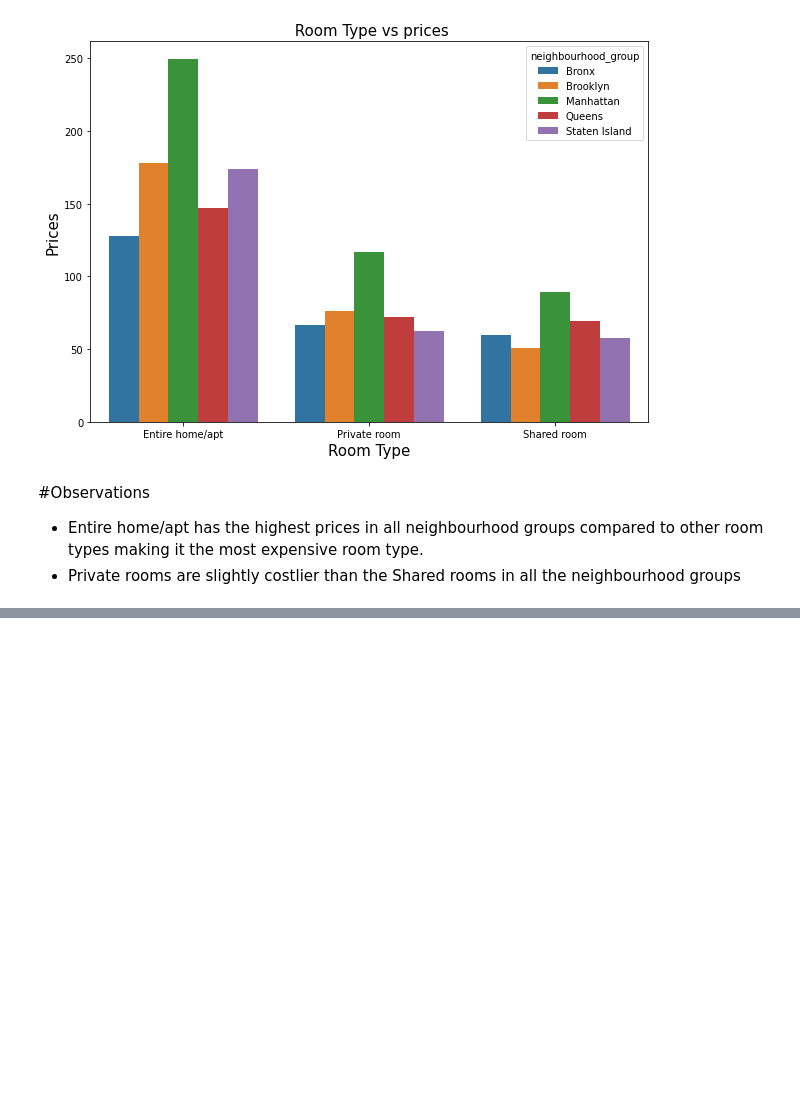
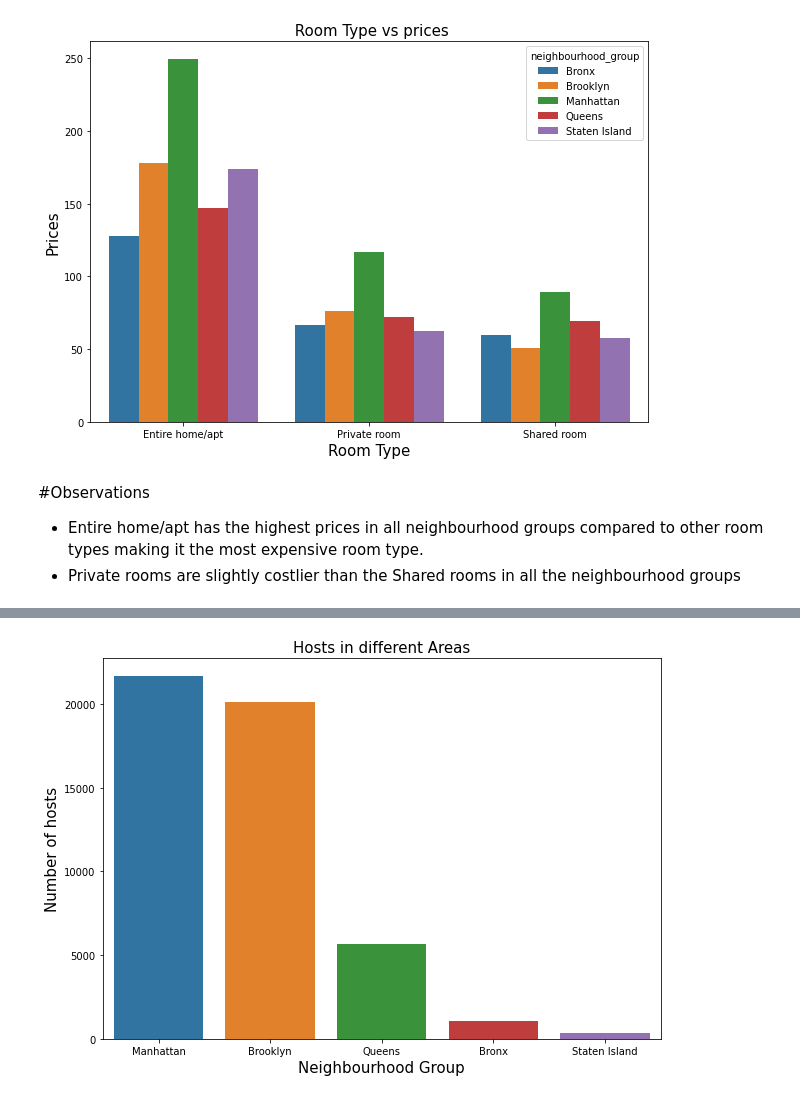
Before and after one commit to keerthibehara/AirBNB-analysis, a Jupyter notebook: Airbnb_Bookings_Analysis_Behara_Sai_Keerthi_Capstone_Project.ipynb, the cells around one changed output, grey strips where cells are left out. Drawn from its saved outputs; the diff is of its cells as text; code cells hidden in the pictures; blank space fills up the shorter version.

```diff
--- a/Airbnb_Bookings_Analysis_Behara_Sai_Keerthi_Capstone_Project.ipynb
+++ b/Airbnb_Bookings_Analysis_Behara_Sai_Keerthi_Capstone_Project.ipynb
@@ -371,0 +374,4 @@ plt.show()
+# %%
+#Finding the number of host in each neighbourhood group
+host_area = df.groupby(['neighbourhood_group'], as_index = False).agg({'host_name':'count'}).rename(columns = {'host_name':'Number_of_hosts'}).sort_values(by='Number_of_hosts',ascending=False)
+host_area
@@ -371,0 +385,10 @@ plt.show()
+# %%
+#Plotting the data
+plt.figure(figsize = (10,7))
+host_area_rel=sns.barplot(x='neighbourhood_group',y='Number_of_hosts',data=host_area)
+host_area_rel.set_title('Hosts in different Areas',fontsize=15,color='Black')
+host_area_rel.set_ylabel('Number of hosts',fontsize=15,color='Black')
+host_area_rel.set_xlabel('Neighbourhood Group',fontsize=15,color='Black')
+plt.show()
+# %% [output]
+[figure, added]
```
Also changed, not shown: parts of 13 cells of this notebook.
